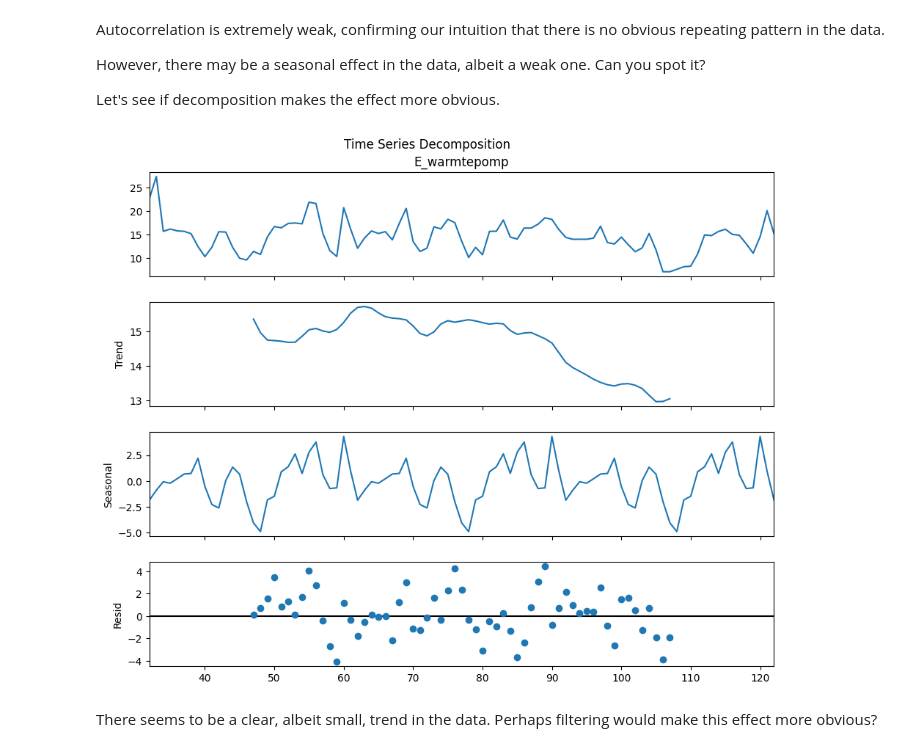
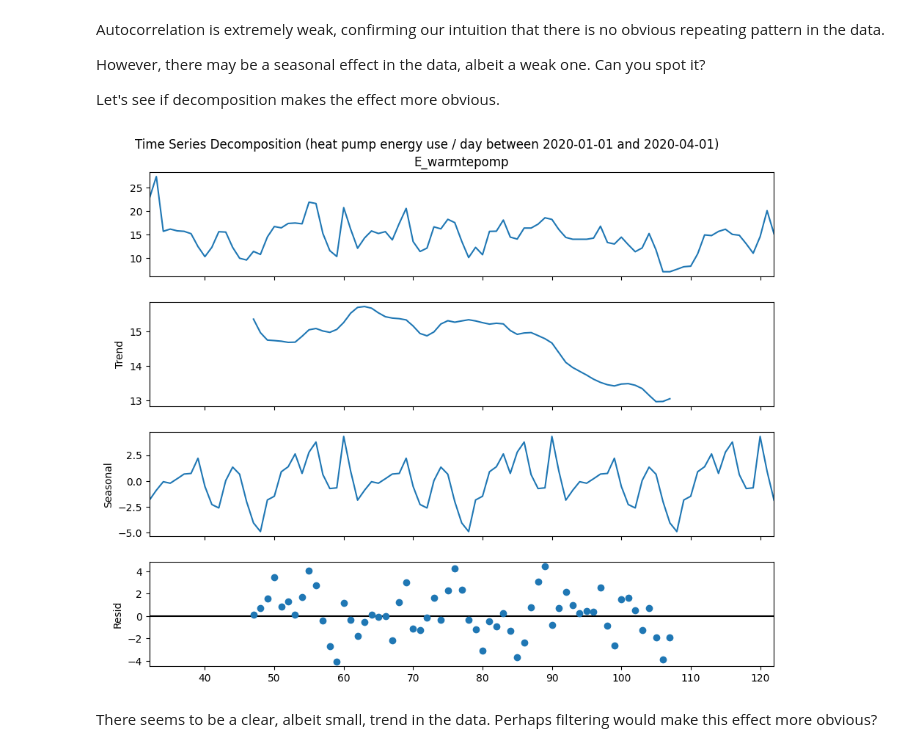
Before and after one commit to mcdejonge/lesson-timeseries, a Jupyter notebook: workshop-timeseries.ipynb, the cells around one changed output. Drawn from its saved outputs; the diff is of its cells as text; code cells hidden in the pictures.

```diff
--- a/workshop-timeseries.ipynb
+++ b/workshop-timeseries.ipynb
@@ -106,18 +108,18 @@ Let's see if decomposition makes the effect more obvious.
 # %%
 
 # Decompose the time series
 result = seasonal_decompose(df_sum_sel["E_warmtepomp"], model="additive", period=30)
 
 # Plot the decomposed components
 decomposed = result.plot()
 
 decomposed.set_figheight(8)
 decomposed.set_figwidth(10)
-decomposed.suptitle("Time Series Decomposition")
+decomposed.suptitle("Time Series Decomposition (heat pump energy use / day between 2020-01-01 and 2020-04-01)")
 
 plt.show()
 # %% [output]
-[figure, old version]
+[figure, new version]
 # %% [markdown]
 There seems to be a clear, albeit small, trend in the data. Perhaps filtering would make this effect more obvious?
 # %%
```
Also changed, not shown: parts of 10 cells of this notebook.
